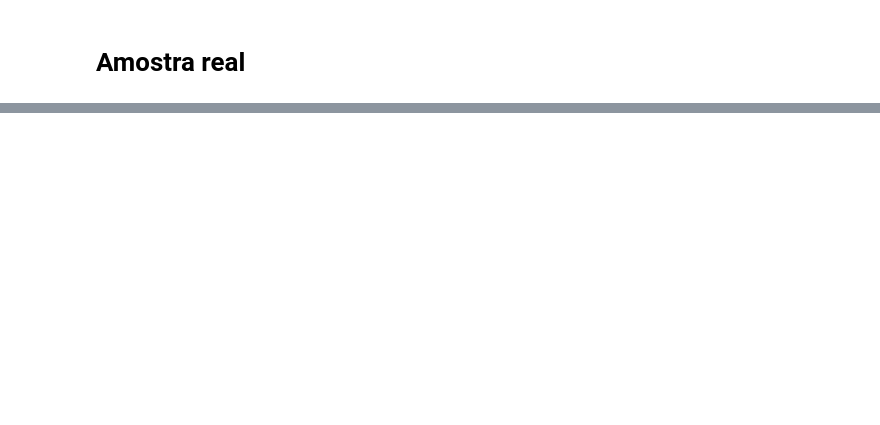
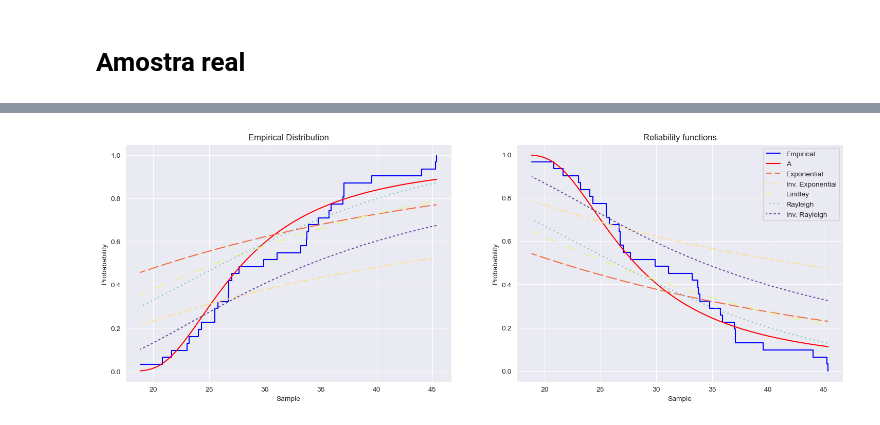
Before and after one commit to arthurhirez/Bayesian, a Jupyter notebook: Bayes.ipynb, the cells around one changed output, grey strips where cells are left out. Cells and saved outputs as stored; diff of their text form; code cells hidden in the pictures; blank space fills up the shorter version.

Commit message:
Incluídas outras distrib. amostra real

```diff
--- a/Bayes.ipynb
+++ b/Bayes.ipynb
@@ -304,0 +387,41 @@ P-valor:                                0.3543
+# %%
+prob_empirica = np.arange(1, len(sample_real) + 1) / len(sample_real)
+sample_space = np.linspace(min(sample_real), max(sample_real), 150)
+
+patt = plt.get_cmap('Spectral', 6)
+
+fig, axs = plt.subplots(1, 2, figsize = (18,6))
+
+ax = axs[0]
+ax.step(sample_real, prob_empirica, where='post',  color = 'blue', label = 'Empirical')
+ax.plot(cdf_A[0], [x for x in cdf_A[1]], color = 'red', label = 'A')
+ax.plot(cdf_exp[0], [x for x in cdf_exp[1]], ls = (5, (10, 3)), color = patt(1), label = 'Exponential')
+ax.plot(cdf_invexp[0], [x for x in cdf_invexp[1]], ls = (5, (7, 3, 3, 3)), color = patt(2), label = 'Inv. Exponential')
+ax.plot(cdf_lind[0], [x for x in cdf_lind[1]], ls = (5, (10, 10)), color = patt(3), label = 'Lindley')
+ax.plot(cdf_ray[0], [x for x in cdf_ray[1]], ls = (5, (1, 3)), color = patt(4), label = 'Rayleigh')
+ax.plot(cdf_invray[0], [x for x in cdf_invray[1]], ls = (5, (2, 2)), color = patt(5), label = 'Inv. Rayleigh')
+
+ax.set_xlabel('Sample')
+ax.set_ylabel('Probabability')
+ax.set_title('Empirical Distribution')
+
+
+ax = axs[1]
+ax.step(sample_real, 1 - prob_empirica, where='post',  color = 'blue', label = 'Empirical')
+ax.plot(cdf_A[0], [1 - x for x in cdf_A[1]], color = 'red', label = 'A')
+ax.plot(cdf_exp[0], [1 - x for x in cdf_exp[1]], ls = (5, (10, 3)), color = patt(1), label = 'Exponential')
+ax.plot(cdf_invexp[0], [1 - x for x in cdf_invexp[1]], ls = (5, (7, 3, 3, 3)), color = patt(2), label = 'Inv. Exponential')
+ax.plot(cdf_lind[0], [1 - x for x in cdf_lind[1]], ls = (5, (10, 10)), color = patt(3), label = 'Lindley')
+ax.plot(cdf_ray[0], [1 - x for x in cdf_ray[1]], ls = (5, (1, 3)), color = patt(4), label = 'Rayleigh')
+ax.plot(cdf_invray[0], [1 - x for x in cdf_invray[1]], ls = (5, (2, 2)), color = patt(5), label = 'Inv. Rayleigh')
+
+ax.set_xlabel('Sample')
+ax.set_ylabel('Probabability')
+ax.set_title('Reliability functions')
+
+
+plt.legend()
+plt.grid(True)
+plt.show()
+# %% [output]
+[figure, added]
```
Also changed, not shown: parts of 13 cells of this notebook, 7 other files.
